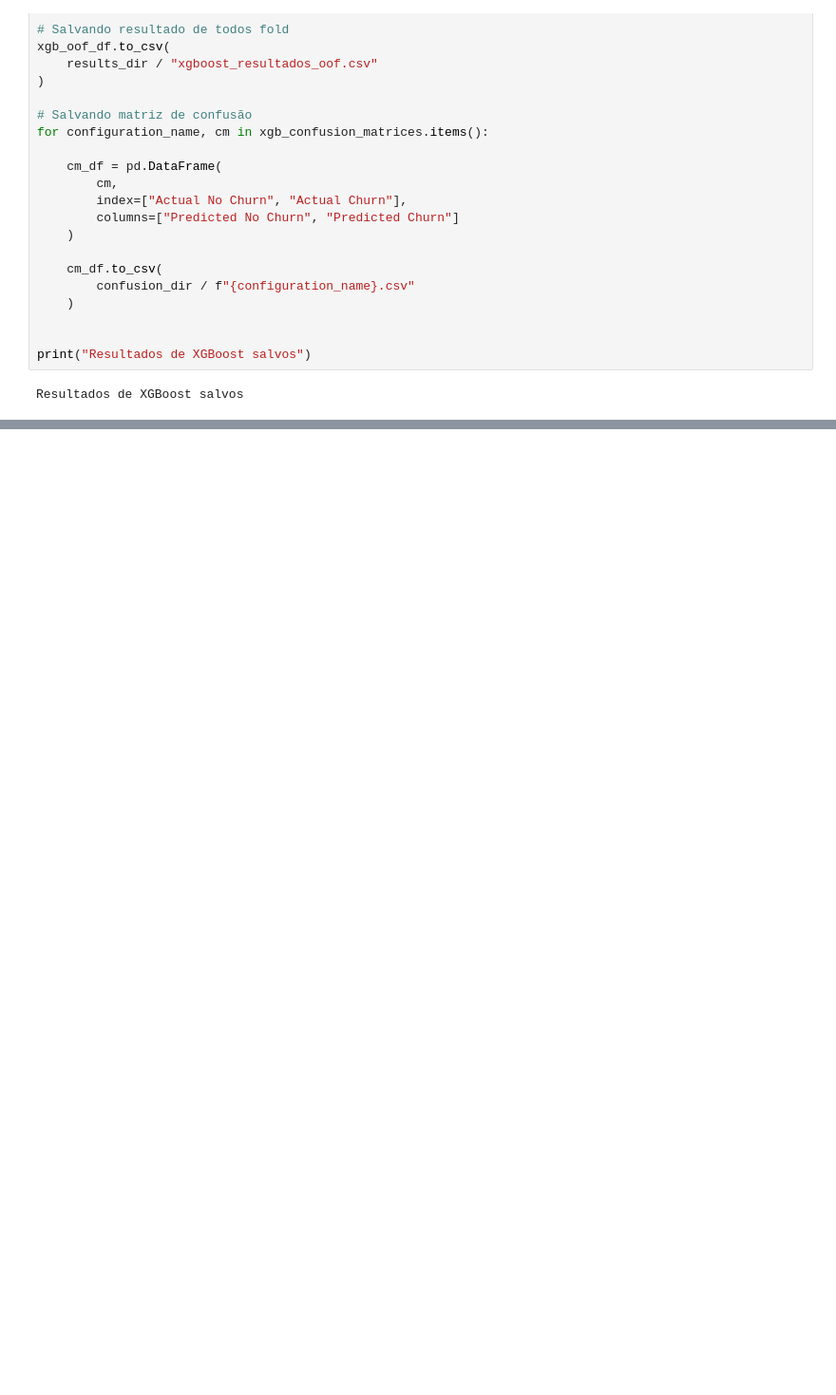
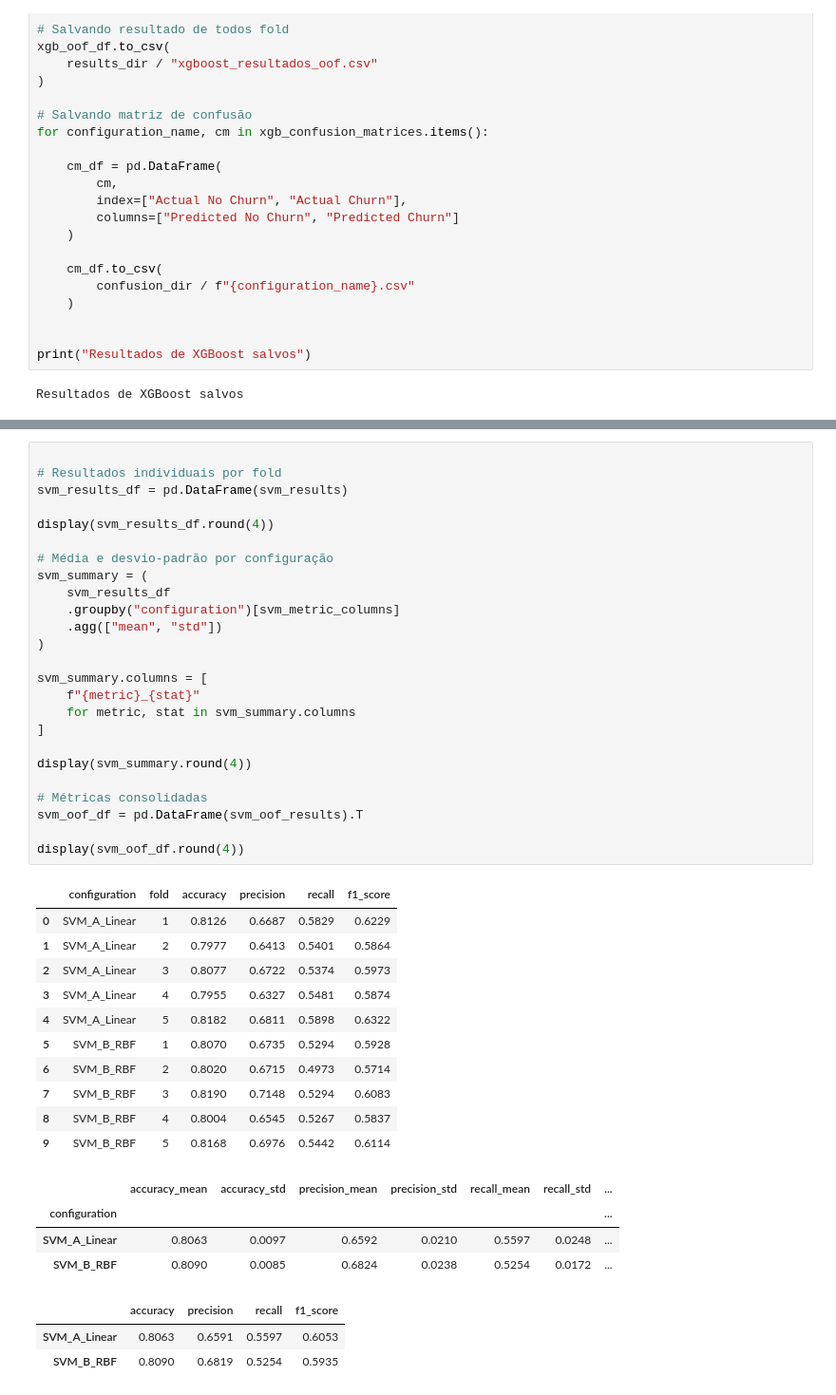
Before and after one commit to GustavoLaubeSchwartz/telco-churn-grupo1, a Jupyter notebook: notebooks/experimentos_modelos.ipynb, the cells around one changed output, grey strips where cells are left out. Shown at 95% size. Cells and saved outputs as stored; diff of their text form; blank space fills up the shorter version.

```diff
--- a/notebooks/experimentos_modelos.ipynb
+++ b/notebooks/experimentos_modelos.ipynb
@@ -695,0 +1118,44 @@ Resultados de XGBoost salvos
+# %%
+
+# Resultados individuais por fold
+svm_results_df = pd.DataFrame(svm_results)
+
+display(svm_results_df.round(4))
+
+# Média e desvio-padrão por configuração
+svm_summary = (
+    svm_results_df
+    .groupby("configuration")[svm_metric_columns]
+    .agg(["mean", "std"])
+)
+
+svm_summary.columns = [
+    f"{metric}_{stat}"
+    for metric, stat in svm_summary.columns
+]
+
+display(svm_summary.round(4))
+
+# Métricas consolidadas
+svm_oof_df = pd.DataFrame(svm_oof_results).T
+
+display(svm_oof_df.round(4))
+# %% [output]
+|  | configuration | fold | accuracy | precision | recall | f1_score |
+| 0 | SVM_A_Linear | 1 | 0.8126 | 0.6687 | 0.5829 | 0.6229 |
+| 1 | SVM_A_Linear | 2 | 0.7977 | 0.6413 | 0.5401 | 0.5864 |
+| 2 | SVM_A_Linear | 3 | 0.8077 | 0.6722 | 0.5374 | 0.5973 |
+| 3 | SVM_A_Linear | 4 | 0.7955 | 0.6327 | 0.5481 | 0.5874 |
+| 4 | SVM_A_Linear | 5 | 0.8182 | 0.6811 | 0.5898 | 0.6322 |
+| 5 | SVM_B_RBF | 1 | 0.8070 | 0.6735 | 0.5294 | 0.5928 |
+| 6 | SVM_B_RBF | 2 | 0.8020 | 0.6715 | 0.4973 | 0.5714 |
+| 7 | SVM_B_RBF | 3 | 0.8190 | 0.7148 | 0.5294 | 0.6083 |
+| 8 | SVM_B_RBF | 4 | 0.8004 | 0.6545 | 0.5267 | 0.5837 |
+| 9 | SVM_B_RBF | 5 | 0.8168 | 0.6976 | 0.5442 | 0.6114 |
+|  | accuracy_mean | accuracy_std | precision_mean | precision_std | recall_mean | recall_std | ... |
+| configuration |  |  |  |  |  |  | ... |
+| SVM_A_Linear | 0.8063 | 0.0097 | 0.6592 | 0.0210 | 0.5597 | 0.0248 | ... |
+| SVM_B_RBF | 0.8090 | 0.0085 | 0.6824 | 0.0238 | 0.5254 | 0.0172 | ... |
+|  | accuracy | precision | recall | f1_score |
+| SVM_A_Linear | 0.8063 | 0.6591 | 0.5597 | 0.6053 |
+| SVM_B_RBF | 0.8090 | 0.6819 | 0.5254 | 0.5935 |
```
Also changed, not shown: parts of 18 cells of this notebook, 16 other files.
